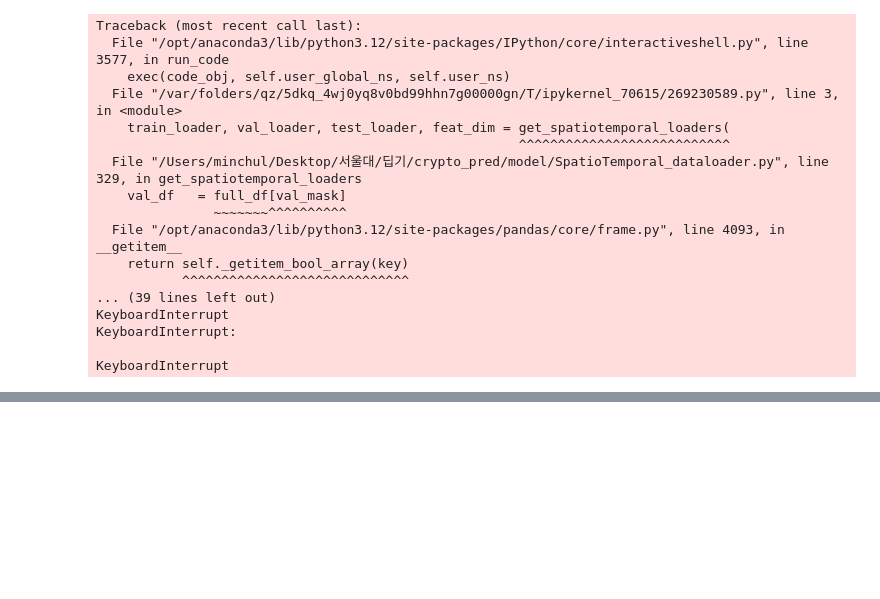
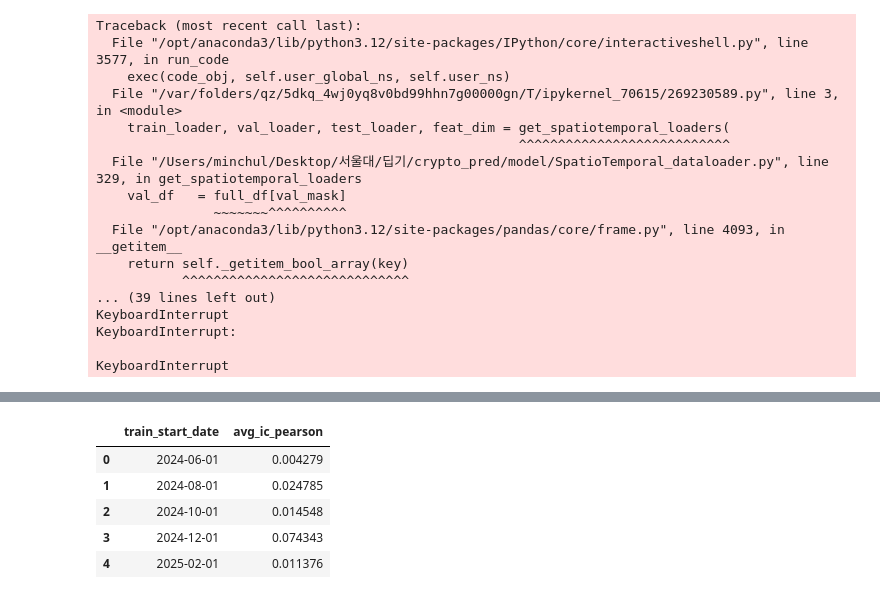
Before and after one commit to devilmaier/25_fall_deeplearning, a Jupyter notebook: machine_learning/data_practice.ipynb, the cells around one changed output, grey strips where cells are left out. Drawn from its saved outputs; the diff is of its cells as text; code cells hidden in the pictures; blank space fills up the shorter version.

```diff
--- a/machine_learning/data_practice.ipynb
+++ b/machine_learning/data_practice.ipynb
@@ -562,0 +743,16 @@ xb.shape, yb.shape
+# %%
+monthly_avg_ic = (
+    df
+    .groupby("train_start_date")["ic_pearson"]
+    .mean()
+    .reset_index(name="avg_ic_pearson")
+)
+
+monthly_avg_ic
+# %% [output]
+|  | train_start_date | avg_ic_pearson |
+| 0 | 2024-06-01 | 0.004279 |
+| 1 | 2024-08-01 | 0.024785 |
+| 2 | 2024-10-01 | 0.014548 |
+| 3 | 2024-12-01 | 0.074343 |
+| 4 | 2025-02-01 | 0.011376 |
```
Also changed, not shown: parts of 11 cells of this notebook.
